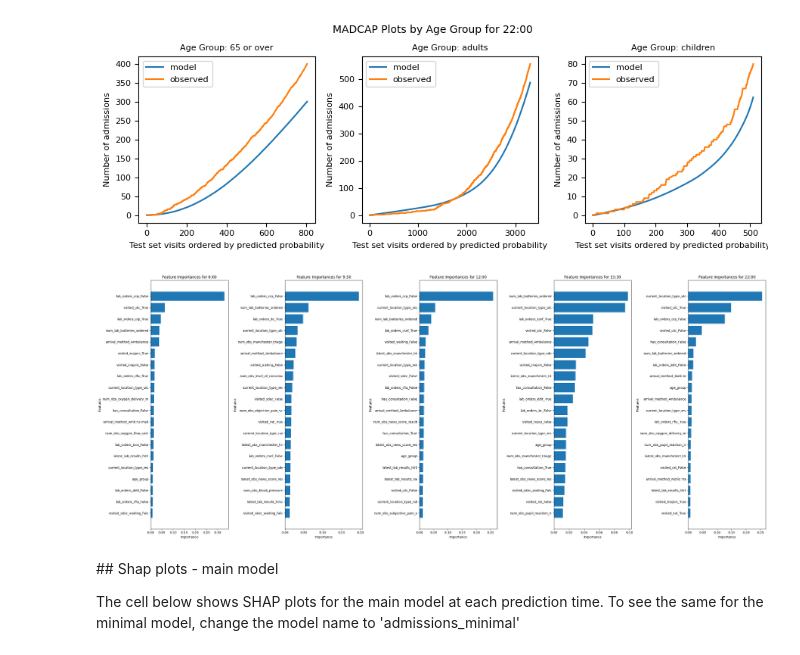
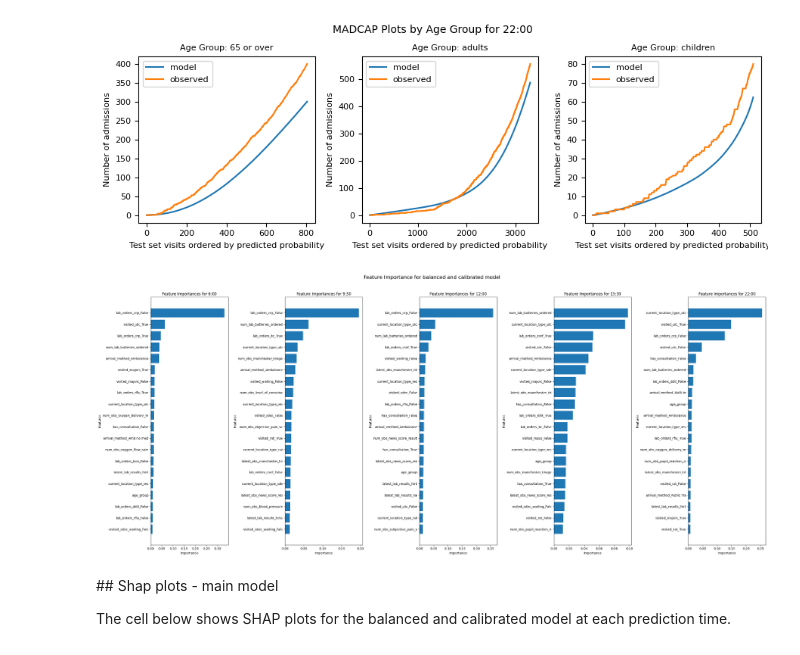
Before and after one commit to zmek/patientflow, a Jupyter notebook: notebooks/4a_Predict_probability_of_admission_from_ED.ipynb, the cells around one changed output. Saved outputs shown, nothing was run; the diff lists cells and outputs as text; code cells hidden in the pictures.

```diff
--- a/notebooks/4a_Predict_probability_of_admission_from_ED.ipynb
+++ b/notebooks/4a_Predict_probability_of_admission_from_ED.ipynb
@@ -735,19 +713,17 @@ generate_madcap_plots_by_group(
 # %%
 from patientflow.viz.feature_plot import plot_features
 
 plot_features(
-    trained_models_balanced_calibrated,
+    list(trained_models_balanced_calibrated.values()),
     media_file_path,
-    prediction_times,
-    model_group_name = "admissions_balanced_calibrated",
-
+    suptitle="Feature Importance for balanced and calibrated model",
 )
 # %% [output]
-[figure, old version]
+[figure, new version]
 # %% [markdown]
 ## Shap plots - main model
 
-The cell below shows SHAP plots for the main model at each prediction time. To see the same for the minimal model, change the model name to 'admissions_minimal'
+The cell below shows SHAP plots for the balanced and calibrated model at each prediction time.
 # %%
 from patientflow.viz.shap_plot import plot_shap
 
```
Also changed, not shown: parts of 13 cells of this notebook, 7 other files.
